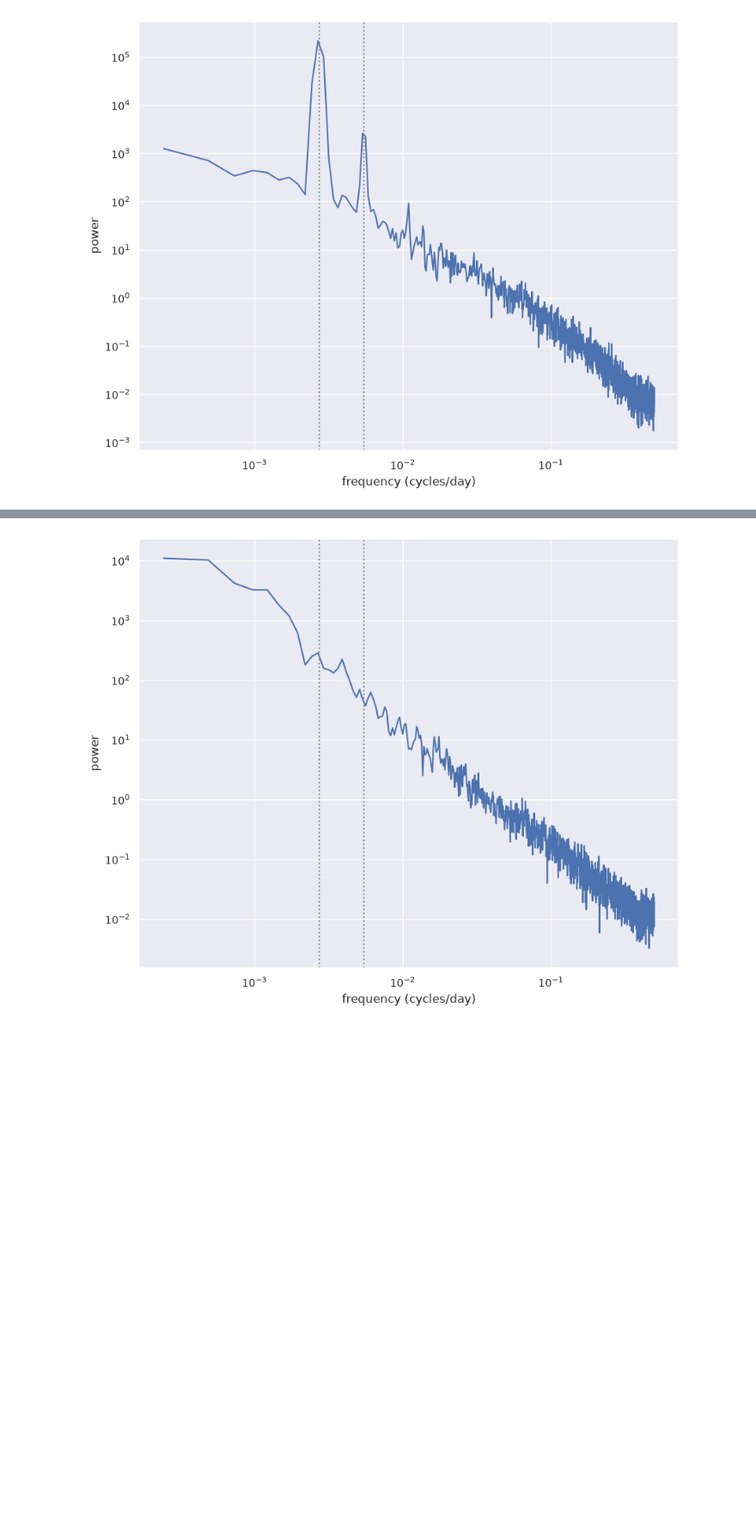
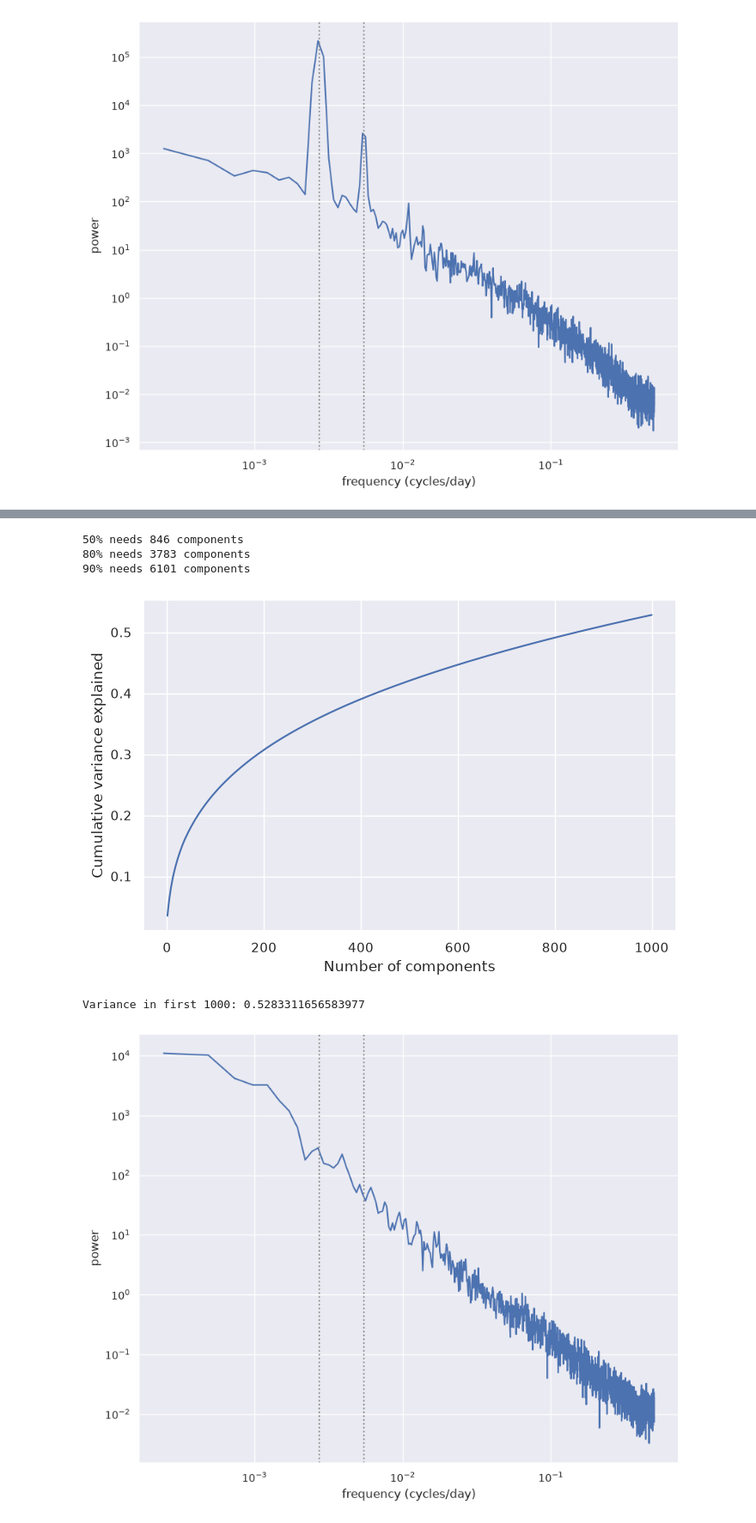
Before and after one commit to itsadhin/Weather-Latent-Space-Clustering, a Jupyter notebook: Weather_cluster.ipynb, the cells around one changed output, grey strips where cells are left out. Shown at 86% size. Saved outputs shown, nothing was run; the diff lists cells and outputs as text; code cells hidden in the pictures; blank space fills up the shorter version.

```diff
--- a/Weather_cluster.ipynb
+++ b/Weather_cluster.ipynb
@@ -247,0 +296,43 @@ scores_pca_new  = torch.load("scores_pca_new.pt", weights_only=False)
+# %%
+import numpy as np
+import matplotlib.pyplot as plt
+
+n = len(z)
+B = 1000
+
+# 1. Mean (streamed)
+mean = np.zeros(z.shape[1], dtype=np.float64)
+for i in range(0, n, B):
+    mean += np.asarray(z[i:i+B], dtype=np.float32).sum(axis=0)
+mean /= n
+
+# 2. Gram matrix G = Xc Xc^T in blocks (n x n, ~0.9 GB in float32)
+G = np.zeros((n, n), dtype=np.float32)
+for i in range(0, n, B):
+    Xi = np.asarray(z[i:i+B], dtype=np.float32) - mean.astype(np.float32)
+    for j in range(i, n, B):
+        Xj = np.asarray(z[j:j+B], dtype=np.float32) - mean.astype(np.float32)
+        blk = Xi @ Xj.T
+        G[i:i+B, j:j+B] = blk
+        G[j:j+B, i:i+B] = blk.T
+
+# 3. Eigenvalues = PCA variances
+eigvals = np.linalg.eigvalsh(G.astype(np.float64))[::-1]
+eigvals = np.clip(eigvals, 0, None)
+ratio = eigvals / eigvals.sum()
+cum = np.cumsum(ratio)
+
+plt.figure(figsize=(8, 5))
+plt.plot(np.arange(1, 1001), cum[:1000])
+for thr in (0.5, 0.8, 0.9):
+    if cum[-1] >= thr:
+        print(f"{thr:.0%} needs {int(np.searchsorted(cum, thr)) + 1} components")
+plt.xlabel("Number of components"); plt.ylabel("Cumulative variance explained")
+plt.show()
+print("Variance in first 1000:", cum[999])
+# %% [output]
+50% needs 846 components
+80% needs 3783 components
+90% needs 6101 components
+[figure, added]
+Variance in first 1000: 0.5283311656583977
```
Also changed, not shown: parts of 9 cells of this notebook.
